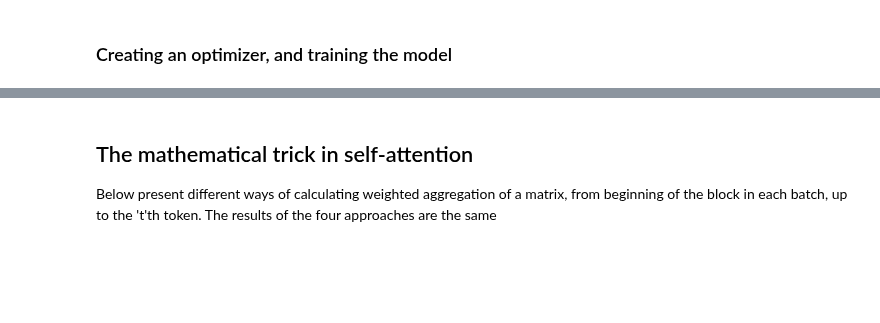
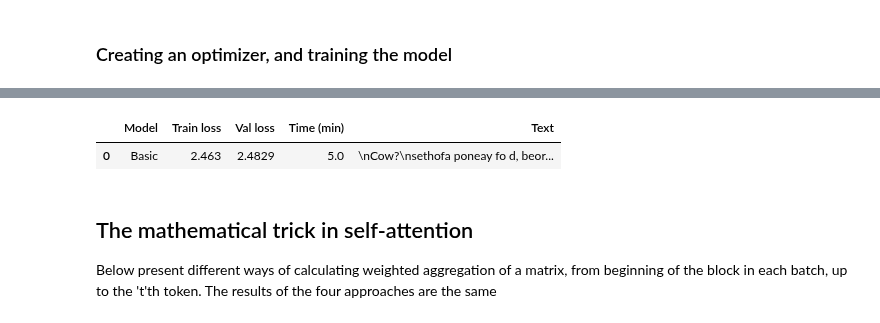
Before and after one commit to kwonowk/GPT-from-scratch, a Jupyter notebook: gpt_from_scratch.ipynb, the cells around one changed output, grey strips where cells are left out. Saved outputs shown, nothing was run; the diff lists cells and outputs as text; code cells hidden in the pictures; blank space fills up the shorter version.

```diff
--- a/gpt_from_scratch.ipynb
+++ b/gpt_from_scratch.ipynb
@@ -318,3 +326,8 @@ p&mrX
+# %%
+gpt_results
+# %% [output]
+|  | Model | Train loss | Val loss | Time (min) | Text |
+| 0 | Basic | 2.463 | 2.4829 | 5.0 | \nCow?\nsethofa poneay fo d, beor... |
 # %% [markdown]
 ## The mathematical trick in self-attention
 Below present different ways of calculating weighted aggregation of a matrix, from beginning of the block in each batch, up to the 't'th token. The results of the four approaches are the same
```
Also changed, not shown: parts of 17 cells of this notebook.
